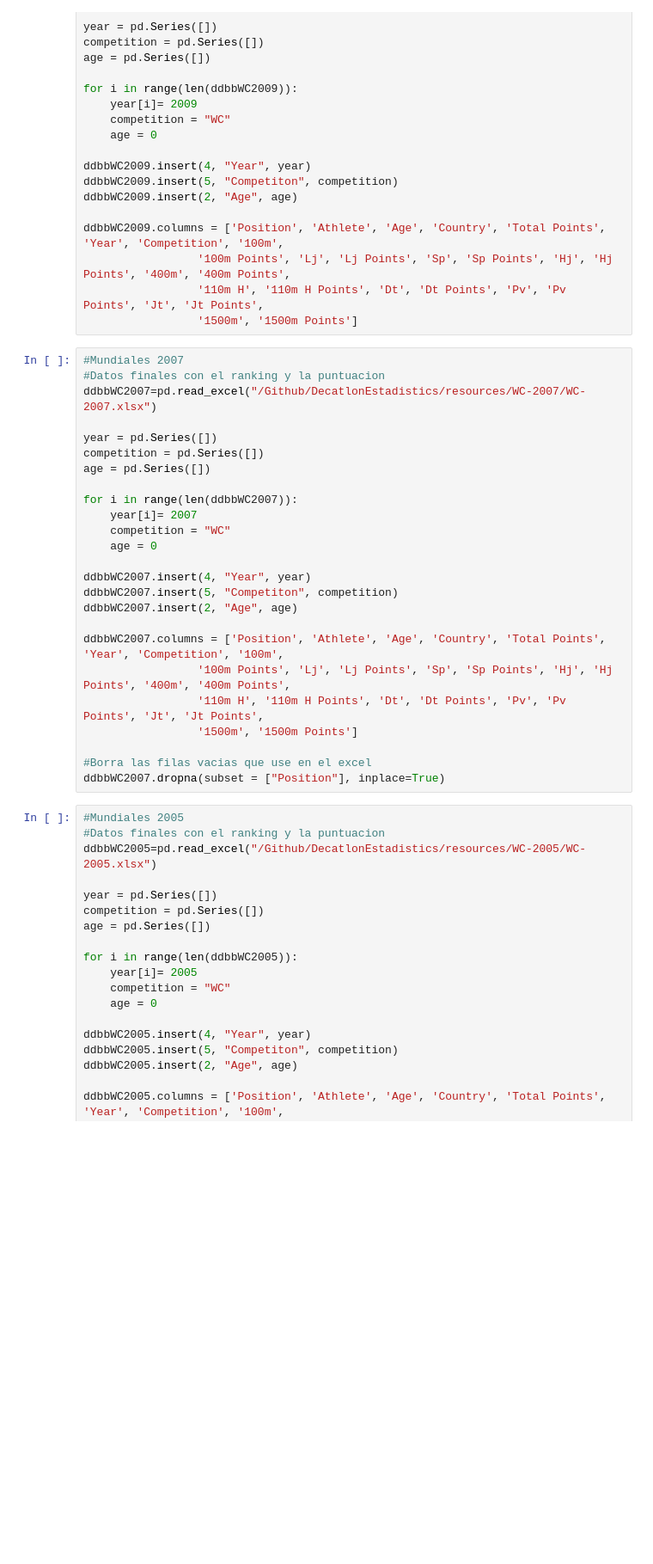
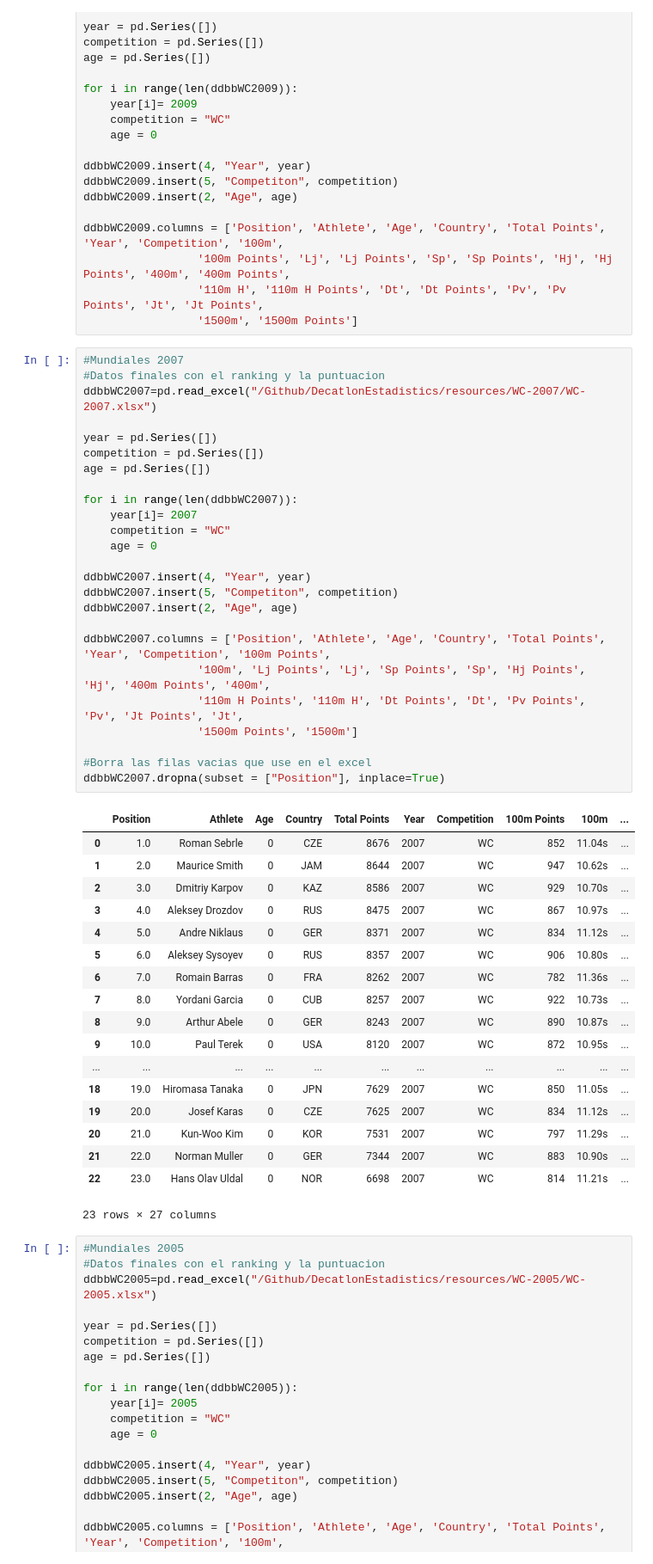
Before and after one commit to RaulCapellanFernandez/DecatlonEstadistics, a Jupyter notebook: DataBaseDecatlon.ipynb, the cells around one changed output. Shown: that part at 86% size. Cells and saved outputs as stored; diff of their text form; blank space fills up the shorter version.

```diff
--- a/DataBaseDecatlon.ipynb
+++ b/DataBaseDecatlon.ipynb
@@ -3524,28 +3543,47 @@ ddbbWC2009.columns = ['Position', 'Athlete', 'Age', 'Country', 'Total Points', '
 # %%
 #Mundiales 2007
 #Datos finales con el ranking y la puntuacion
 ddbbWC2007=pd.read_excel("/Github/DecatlonEstadistics/resources/WC-2007/WC-2007.xlsx")
 
 year = pd.Series([])
 competition = pd.Series([])
 age = pd.Series([])
 
 for i in range(len(ddbbWC2007)):
     year[i]= 2007
     competition = "WC"
     age = 0
 
 ddbbWC2007.insert(4, "Year", year)
 ddbbWC2007.insert(5, "Competiton", competition)
 ddbbWC2007.insert(2, "Age", age)
 
-ddbbWC2007.columns = ['Position', 'Athlete', 'Age', 'Country', 'Total Points', 'Year', 'Competition', '100m',
-                 '100m Points', 'Lj', 'Lj Points', 'Sp', 'Sp Points', 'Hj', 'Hj Points', '400m', '400m Points',
-                 '110m H', '110m H Points', 'Dt', 'Dt Points', 'Pv', 'Pv Points', 'Jt', 'Jt Points',
-                 '1500m', '1500m Points']
+ddbbWC2007.columns = ['Position', 'Athlete', 'Age', 'Country', 'Total Points', 'Year', 'Competition', '100m Points',
+                 '100m', 'Lj Points', 'Lj', 'Sp Points', 'Sp', 'Hj Points', 'Hj', '400m Points', '400m',
+                 '110m H Points', '110m H', 'Dt Points', 'Dt', 'Pv Points', 'Pv', 'Jt Points', 'Jt',
+                 '1500m Points', '1500m']
 
 #Borra las filas vacias que use en el excel
 ddbbWC2007.dropna(subset = ["Position"], inplace=True)
+# %% [output]
+|  | Position | Athlete | Age | Country | Total Points | Year | Competition | 100m Points | 100m | ... |
+| 0 | 1.0 | Roman Sebrle | 0 | CZE | 8676 | 2007 | WC | 852 | 11.04s | ... |
+| 1 | 2.0 | Maurice Smith | 0 | JAM | 8644 | 2007 | WC | 947 | 10.62s | ... |
+| 2 | 3.0 | Dmitriy Karpov | 0 | KAZ | 8586 | 2007 | WC | 929 | 10.70s | ... |
+| 3 | 4.0 | Aleksey Drozdov | 0 | RUS | 8475 | 2007 | WC | 867 | 10.97s | ... |
+| 4 | 5.0 | Andre Niklaus | 0 | GER | 8371 | 2007 | WC | 834 | 11.12s | ... |
+| 5 | 6.0 | Aleksey Sysoyev | 0 | RUS | 8357 | 2007 | WC | 906 | 10.80s | ... |
+| 6 | 7.0 | Romain Barras | 0 | FRA | 8262 | 2007 | WC | 782 | 11.36s | ... |
+| 7 | 8.0 | Yordani Garcia | 0 | CUB | 8257 | 2007 | WC | 922 | 10.73s | ... |
+| 8 | 9.0 | Arthur Abele | 0 | GER | 8243 | 2007 | WC | 890 | 10.87s | ... |
+| 9 | 10.0 | Paul Terek | 0 | USA | 8120 | 2007 | WC | 872 | 10.95s | ... |
+| ... | ... | ... | ... | ... | ... | ... | ... | ... | ... | ... |
+| 18 | 19.0 | Hiromasa Tanaka | 0 | JPN | 7629 | 2007 | WC | 850 | 11.05s | ... |
+| 19 | 20.0 | Josef Karas | 0 | CZE | 7625 | 2007 | WC | 834 | 11.12s | ... |
+| 20 | 21.0 | Kun-Woo Kim | 0 | KOR | 7531 | 2007 | WC | 797 | 11.29s | ... |
+| 21 | 22.0 | Norman Muller | 0 | GER | 7344 | 2007 | WC | 883 | 10.90s | ... |
+| 22 | 23.0 | Hans Olav Uldal | 0 | NOR | 6698 | 2007 | WC | 814 | 11.21s | ... |
+23 rows × 27 columns
 # %%
 #Mundiales 2005
 #Datos finales con el ranking y la puntuacion
```
Also changed, not shown: parts of 3 cells of this notebook, 1 other file.
